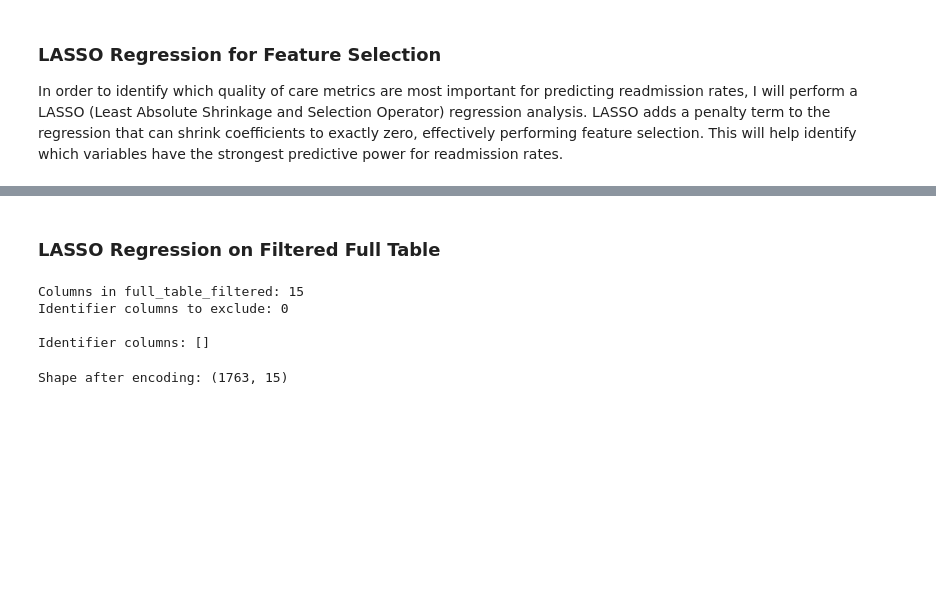
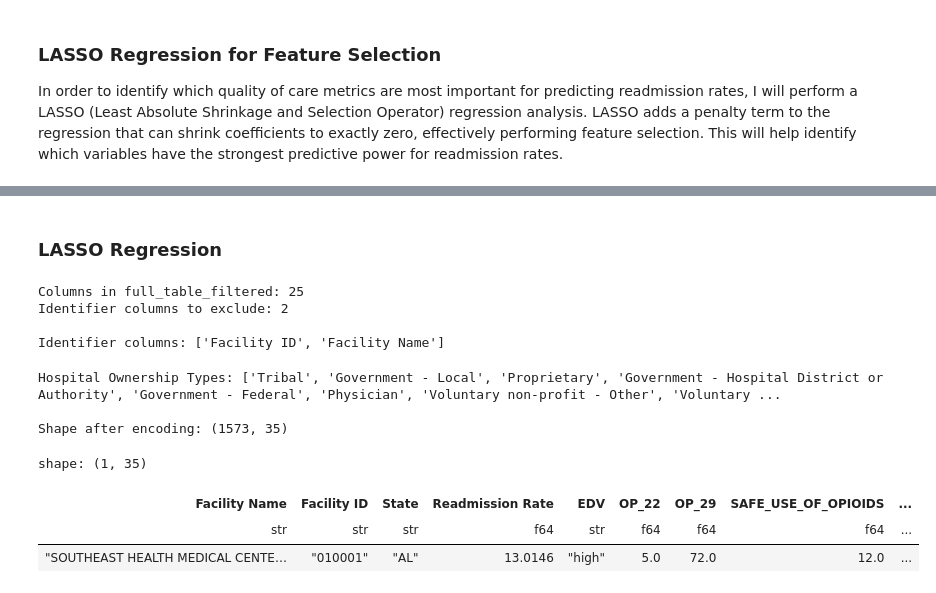
Before and after one commit to Ivaldivi/Patient-Readmission-Analysis, a Jupyter notebook: analysis/patient-readmission-analysis.ipynb, the cells around one changed output, grey strips where cells are left out. Drawn from its saved outputs; the diff is of its cells as text; code cells hidden in the pictures; blank space fills up the shorter version.

```diff
--- a/analysis/patient-readmission-analysis.ipynb
+++ b/analysis/patient-readmission-analysis.ipynb
@@ -735,5 +504,5 @@ Columns removed: 0
 # %% [markdown]
-### LASSO Regression on Filtered Full Table
+### LASSO Regression
 # %%
 # Import necessary libraries for LASSO
 from sklearn.linear_model import LassoCV
@@ -744,17 +513,13 @@ from sklearn.metrics import mean_squared_error, r2_score, mean_absolute_error
 
 # Prepare data for LASSO
 # First, identify columns to exclude (identifiers, dates, categorical text)
-identifier_cols = ['Facility ID', 'Facility Name', 'Address', 'City/Town',
-                   'State', 'State_tec', 'ZIP Code', 'County/Parish',
-                   'Telephone Number', 'Measure ID', 'Condition',
-                   'Measure Name', 'Measure Name_tec', 'Facility Name_tec',
-                   'Start Date', 'End Date', 'Start Date_tec', 'End Date_tec']
+identifier_cols = ['Facility ID', 'Facility Name']
 
 # Categorical columns that need encoding
-categorical_cols = ['Hospital Type', 'Hospital Ownership', 'Emergency Services']
+categorical_cols = ['Hospital Ownership', 'EDV']
 
 # Get all columns in filtered table
-available_cols = full_table_filtered.columns
+available_cols = full_table.columns
 
 # Filter identifier columns to only those present in the filtered table
 identifier_cols_present = [col for col in identifier_cols if col in available_cols]
@@ -763,44 +528,58 @@ print(f"Columns in full_table_filtered: {len(available_cols)}")
 print(f"Identifier columns to exclude: {len(identifier_cols_present)}")
 print(f"\nIdentifier columns: {identifier_cols_present}")
 # %% [output]
-Columns in full_table_filtered: 15
-Identifier columns to exclude: 0
+Columns in full_table_filtered: 25
+Identifier columns to exclude: 2
 
-Identifier columns: []
+Identifier columns: ['Facility ID', 'Facility Name']
 # %%
 # Encode categorical variables and prepare features
-lasso_data_filtered = full_table_filtered
+lasso_data_filtered = full_table
+# Create mapping of EDV Column:
+EDV_mapping = {'low':0,'medium':1,'high':2,'very high':3}
+# Map birthing criteria column:
+BC_mapping = {"Y":1, "N":0}
+# Emergency Services Mapping:
+ES_mapping = {"Yes":1, "No":0}
 
-# One-hot encode Hospital Type
-if "Hospital Type" in available_cols:
-    hospital_types = full_table_filtered["Hospital Type"].unique().to_list()
-    hospital_types = [ht for ht in hospital_types if ht is not None and ht.lower() != "not available"]
-    print(f"Hospital Types: {hospital_types}")
-
-    for hospital_type in hospital_types:
-        lasso_data_filtered = lasso_data_filtered.with_columns(
-            pl.when(pl.col("Hospital Type") == hospital_type)
-            .then(1)
-            .otherwise(0)
-            .alias(f"Hospital_Type_{hospital_type.replace(' ', '_').replace('/', '_')}")
-        )
+full_table=full_table.with_columns(
+    pl.col("EDV")
+      .replace_strict(EDV_mapping, default="Unknown")
+      .alias("EDV_encoded")
+      .cast(pl.Int64),
+    pl.col("Meets criteria for birthing friendly designation")
+      .replace_strict(BC_mapping, default="Unknown")
+      .alias("meet_birthing_friendly_designation_criteria_encoded")
+      .cast(pl.Int64),
+    pl.col("Emergency Services")
+      .replace_strict(ES_mapping, default="Unknown")
+      .alias("emergency_services_encoded").cast(pl.Int64)
+)
 
 # One-hot encode Hospital Ownership
 if "Hospital Ownership" in available_cols:
-    ownership_types = full_table_filtered["Hospital Ownership"].unique().to_list()
+    ownership_types = full_table["Hospital Ownership"].unique().to_list()
     ownership_types = [ot for ot in ownership_types if ot is not None and ot.lower() != "not available"]
     print(f"Hospital Ownership Types: {ownership_types}")
 
     for ownership_type in ownership_types:
         lasso_data_filtered = lasso_data_filtered.with_columns(
             pl.when(pl.col("Hospital Ownership") == ownership_type)
             .then(1)
             .otherwise(0)
             .alias(f"Ownership_{ownership_type.replace(' ', '_').replace('/', '_').replace('-', '_')}")
         )
 
 print(f"\nShape after encoding: {lasso_data_filtered.shape}")
+
+lasso_data_filtered.head(1)
 # %% [output]
-Shape after encoding: (1763, 15)
+Hospital Ownership Types: ['Tribal', 'Government - Local', 'Proprietary', 'Government - Hospital District or Authority', 'Government - Federal', 'Physician', 'Voluntary non-profit - Other', 'Voluntary ...
+
+Shape after encoding: (1573, 35)
+shape: (1, 35)
+| Facility Name | Facility ID | State | Readmission Rate | EDV | OP_22 | OP_29 | SAFE_USE_OF_OPIOIDS | ... |
+| str | str | str | f64 | str | f64 | f64 | f64 | ... |
+| "SOUTHEAST HEALTH MEDICAL CENTE… | "010001" | "AL" | 13.0146 | "high" | 5.0 | 72.0 | 12.0 | ... |
 # %%
 # Select features for LASSO - exclude identifiers and original categorical columns
```
Also changed, not shown: parts of 22 cells of this notebook.
